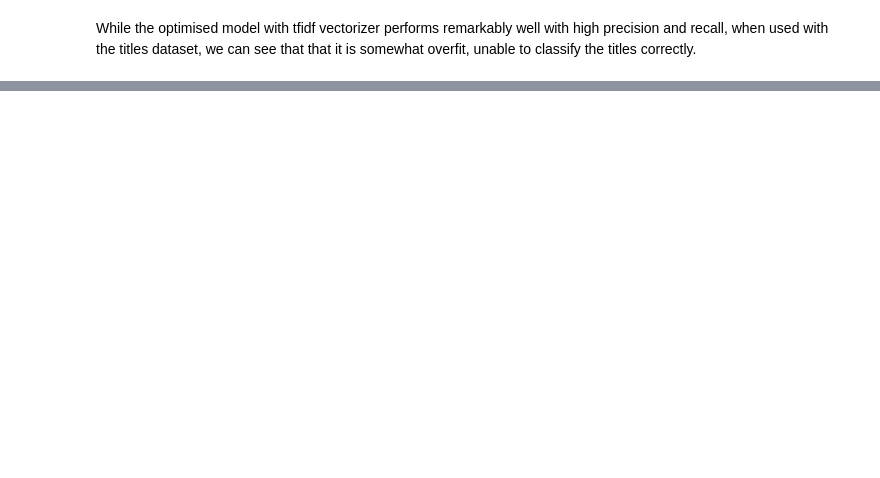
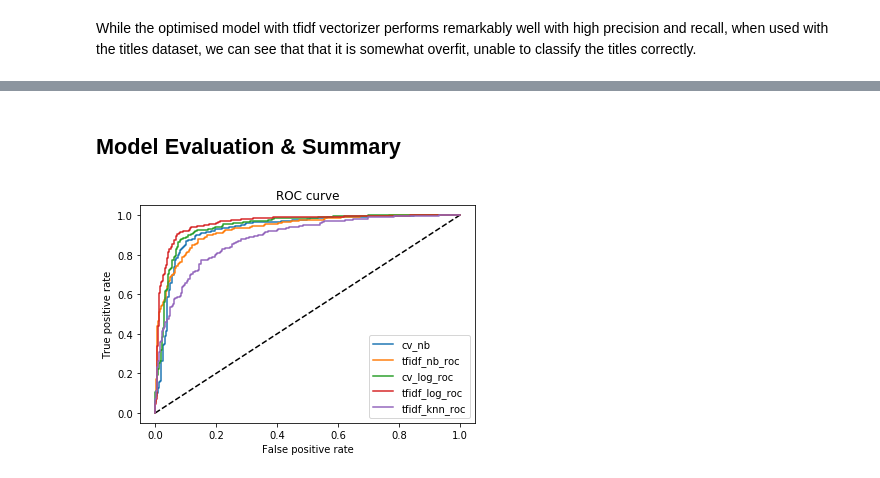
Before and after one commit to bearylogical/ga-assignments, a Jupyter notebook: project_3/Project_3.ipynb, the cells around one changed output, grey strips where cells are left out. Cells and saved outputs as stored; diff of their text form; code cells hidden in the pictures; blank space fills up the shorter version.

Commit message:
added roc plots for various plots

```diff
--- a/project_3/Project_3.ipynb
+++ b/project_3/Project_3.ipynb
@@ -550,3 +537,10 @@ gs.best_params_
+# %%
+tfidf_best_pipe = Pipeline([
+    ('tfvec', TfidfVectorizer(max_features=3500,ngram_range=(1,1),stop_words='english',tokenizer=LemmaTokenizer())),
+    ('lr', LogisticRegression(solver='saga',max_iter=300,C=0.9,l1_ratio=1.0,penalty='elasticnet'))
+])
+# %%
+tfidf_log_roc = generate_roc(tfidf_best_pipe)
 # %%
 # test model against test text data and rest of titles
 y_text_tfidf_pred = gs.best_estimator_.predict(X_text_test)
@@ -639,3 +578,10 @@ knn_gs.best_params_
+# %%
+knn_best_pipe = Pipeline([
+    ('tfvec', TfidfVectorizer(max_features=2500,ngram_range=(1,2),stop_words='english',tokenizer=LemmaTokenizer())),
+    ('knn', KNeighborsClassifier(leaf_size=10,n_neighbors=15,weights='distance'))
+])
+# %%
+tfidf_knn_roc = generate_roc(knn_best_pipe)
 # %%
 # test model against test text data and rest of titles
 y_text_knn_pred = knn_gs.best_estimator_.predict(X_text_test)
@@ -666,0 +593,24 @@ weighted avg       0.71      0.64      0.61      3600
+# %% [markdown]
+## Model Evaluation & Summary
+# %%
+# Evaluation
+
+roc_data ={
+    'cv_nb' : cv_nb_roc,
+    'tfidf_nb_roc' : tfidf_nb_roc,
+    'cv_log_roc' : cv_log_roc,
+    'tfidf_log_roc' : tfidf_log_roc,
+    'tfidf_knn_roc' : tfidf_knn_roc
+}
+
+plt.figure(1)
+plt.plot([0, 1], [0, 1], 'k--')
+for key,roc in roc_data.items():
+    plt.plot(roc[0], roc[1], label=key)
+plt.xlabel('False positive rate')
+plt.ylabel('True positive rate')
+plt.title('ROC curve')
+plt.legend(loc='best')
+plt.show()
+# %% [output]
+[figure, added]
```
Also changed, not shown: parts of 28 cells of this notebook, 1 other file.
